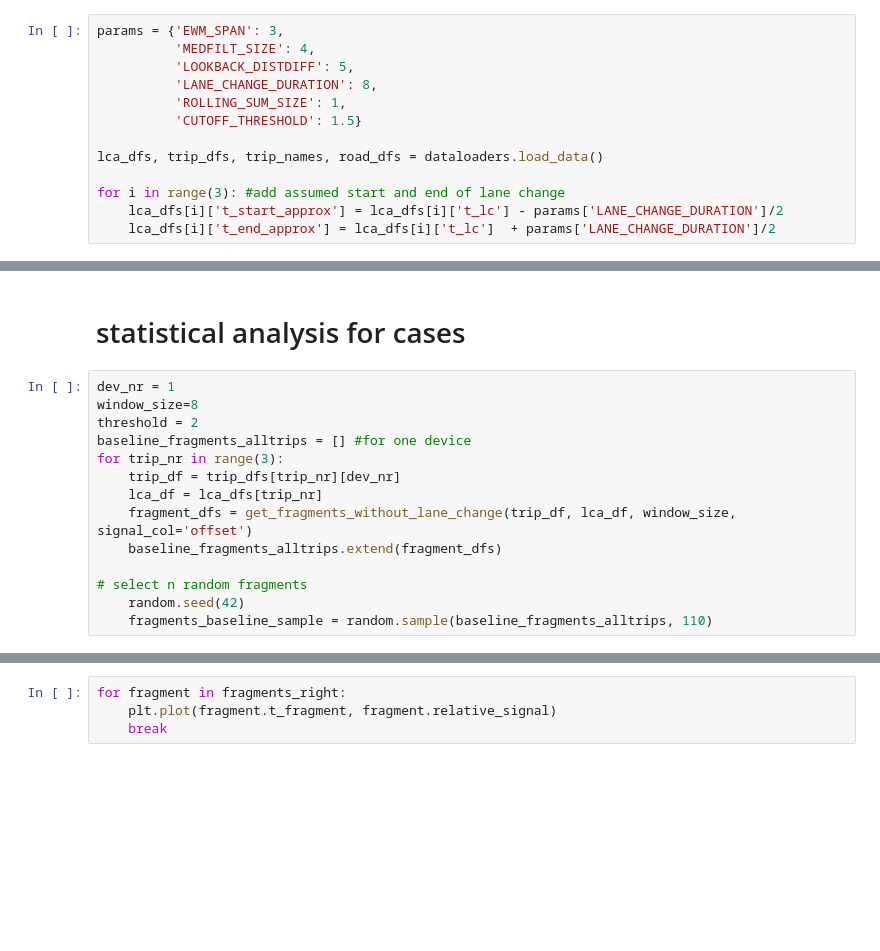
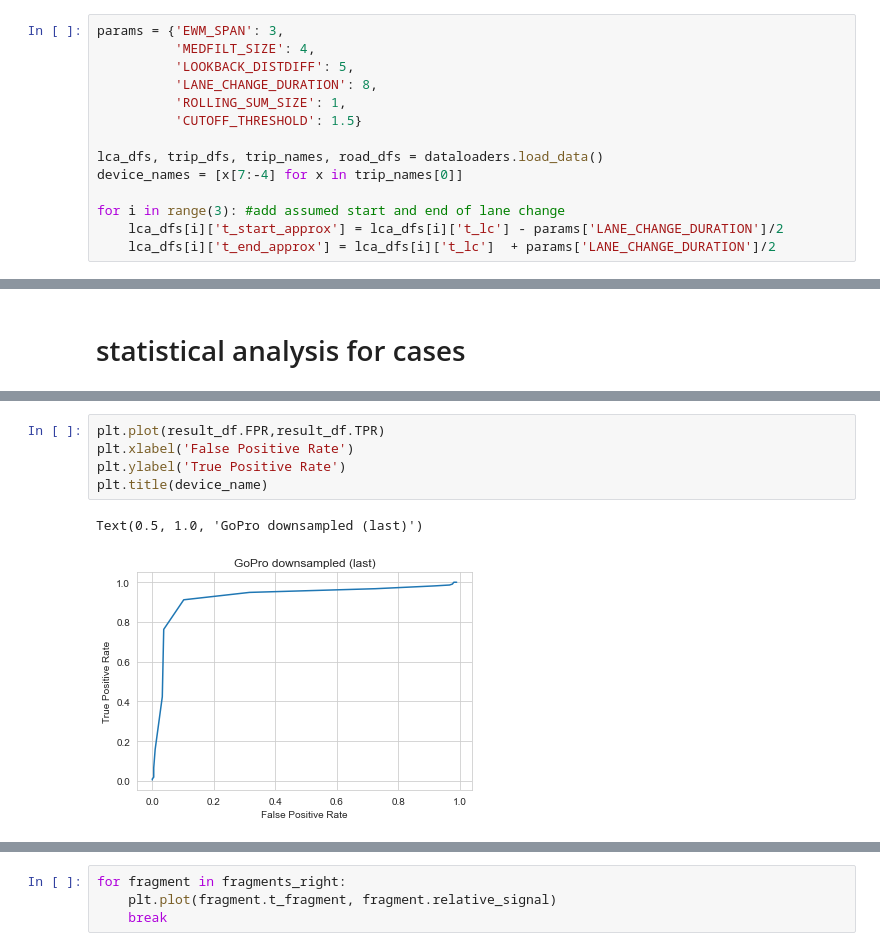
Before and after one commit to tomdries/gps-lane-changes, a Jupyter notebook: analysis.ipynb, the cells around one changed output, grey strips where cells are left out. Drawn from its saved outputs; the diff is of its cells as text; blank space fills up the shorter version.

Commit message:
balanced window approach

```diff
--- a/analysis.ipynb
+++ b/analysis.ipynb
@@ -40,6 +40,7 @@ params = {'EWM_SPAN': 3,
           'CUTOFF_THRESHOLD': 1.5}
 
 lca_dfs, trip_dfs, trip_names, road_dfs = dataloaders.load_data()
+device_names = [x[7:-4] for x in trip_names[0]]
 
 for i in range(3): #add assumed start and end of lane change
     lca_dfs[i]['t_start_approx'] = lca_dfs[i]['t_lc'] - params['LANE_CHANGE_DURATION']/2
@@ -437,18 +438,4 @@ plot_fragments_offset_with_baseline(fragments, fragment_dfs_baseline, 'relative_
 [figure]
 # %% [markdown]
 # statistical analysis for cases
-# %%
-dev_nr = 1
-window_size=8
-threshold = 2
-baseline_fragments_alltrips = [] #for one device
-for trip_nr in range(3):
-    trip_df = trip_dfs[trip_nr][dev_nr]
-    lca_df = lca_dfs[trip_nr]
-    fragment_dfs = get_fragments_without_lane_change(trip_df, lca_df, window_size, signal_col='offset')
-    baseline_fragments_alltrips.extend(fragment_dfs)
-
-# select n random fragments
-    random.seed(42)
-    fragments_baseline_sample = random.sample(baseline_fragments_alltrips, 110)
 # %%
@@ -495,0 +520,8 @@ fragment_diff = fragment_positive.offset_pos.iloc[-1] - fragment_positive.offset
+# %%
+plt.plot(result_df.FPR,result_df.TPR)
+plt.xlabel('False Positive Rate')
+plt.ylabel('True Positive Rate')
+plt.title(device_name)
+# %% [output]
+Text(0.5, 1.0, 'GoPro downsampled (last)')
+[figure, added]
```
Also changed, not shown: parts of 4 cells of this notebook.
